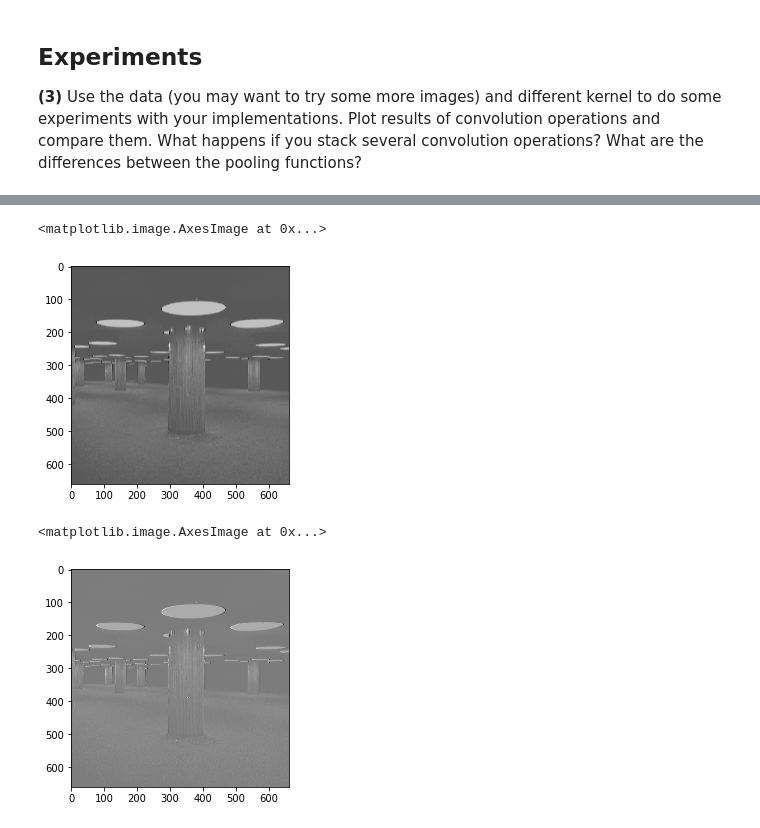
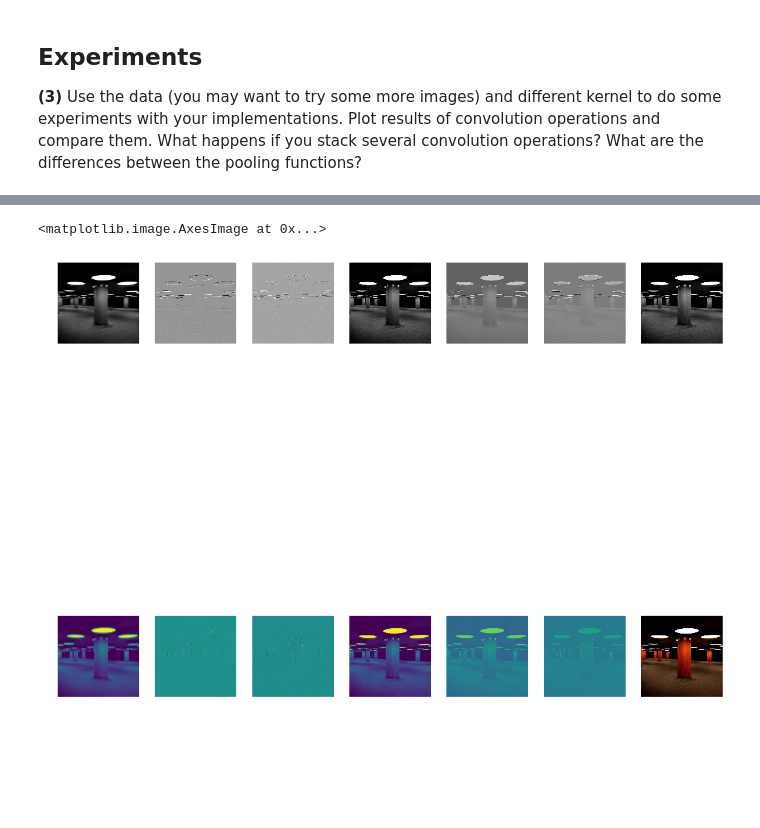
Before and after one commit to christophstach/deep-learning-ubiquitous-tribble, a Jupyter notebook: 1163050_uebung_03/convolution_pooling.ipynb, the cells around one changed output, grey strips where cells are left out. Drawn from its saved outputs; the diff is of its cells as text; code cells hidden in the pictures; blank space fills up the shorter version.

```diff
--- a/1163050_uebung_03/convolution_pooling.ipynb
+++ b/1163050_uebung_03/convolution_pooling.ipynb
@@ -148,7 +148,6 @@ class Conv:
 
         Returns: The padded matrix
         """
-
 
         for i in range(pad_height):
             matrix = np.vstack([
@@ -192,6 +191,8 @@ class Conv:
         new_height = int((image.shape[0] - self.kernel.shape[0]) / self.stride + 1)
         new_width = int((image.shape[0] - self.kernel.shape[1]) / self.stride + 1)
 
+        kernel = self.kernel
+        #kernel = kernel.T
 
         out = []
         for row in range(new_height):
@@ -200,15 +201,17 @@ class Conv:
                 patch = self.slice(matrix=image, start_row=row, start_column=column, height=self.kernel.shape[0], width=self.kernel.shape[1])
                 out[row].append(
                     np.sum(
-                        np.dot(
-                            patch,
-                            self.kernel
-                        )
+                        np.dot(kernel, patch)
                     )
                 )
 
 
         return out
+
+
+#rgbconf = Conv(image_dim=img_rgb.shape, kernel=Kernels().gauss_2d, stride=1, padding=False, verbose=True)
+#plt.imshow(img_rgb)
+#plt.imshow(rgbconf.forward(img_rgb))
 # %% [markdown]
 ## Pooling
 **(2)**
@@ -245,9 +248,16 @@ class Pooling():
 **(3)**
 Use the data (you may want to try some more images) and different kernel to do some experiments with your implementations. Plot results of convolution operations and compare them. What happens if you stack several convolution operations? What are the differences between the pooling functions?
 # %%
-conv1 = Conv(image_dim=img_rgb.shape, kernel=Kernels().gauss_2d, stride=1, padding=True, verbose=True)
+conv1 = Conv(image_dim=img_gry.shape, kernel=Kernels().gauss_2d, stride=1, padding=True, verbose=True)
 conv2 = Conv(image_dim=img_gry.shape, kernel=Kernels().sobel_2d, stride=1, padding=True, verbose=True)
 conv3 = Conv(image_dim=img_gry.shape, kernel=Kernels().edge_detector_2d, stride=1, padding=True, verbose=True)
 conv4 = Conv(image_dim=img_gry.shape, kernel=Kernels().identity_2d, stride=1, padding=True, verbose=True)
 conv5 = Conv(image_dim=img_gry.shape, kernel=Kernels().sharpen_2d, stride=1, padding=True, verbose=True)
 conv6 = Conv(image_dim=img_gry.shape, kernel=Kernels().emboss_2d, stride=1, padding=True, verbose=True)
+
+conv1rgb = Conv(image_dim=img_rgb.shape, kernel=Kernels().gauss_2d, stride=1, padding=False, verbose=True)
+conv2rgb = Conv(image_dim=img_rgb.shape, kernel=Kernels().sobel_2d, stride=1, padding=False, verbose=True)
+conv3rgb = Conv(image_dim=img_rgb.shape, kernel=Kernels().edge_detector_2d, stride=1, padding=False, verbose=True)
+conv4rgb = Conv(image_dim=img_rgb.shape, kernel=Kernels().identity_2d, stride=1, padding=False, verbose=True)
+conv5rgb = Conv(image_dim=img_rgb.shape, kernel=Kernels().sharpen_2d, stride=1, padding=False, verbose=True)
+conv6rgb = Conv(image_dim=img_rgb.shape, kernel=Kernels().emboss_2d, stride=1, padding=False, verbose=True)
@@ -274,10 +264,25 @@ plt.imshow(conv4.forward(img_gry),  cmap="Greys_r")
-# %%
-plt.imshow(conv5.forward(img_gry),  cmap="Greys_r")
-# %% [output]
-<matplotlib.image.AxesImage at 0x...>
-[figure, removed]
-# %%
-plt.imshow(conv6.forward(img_gry),  cmap="Greys_r")
-# %% [output]
-<matplotlib.image.AxesImage at 0x...>
-[figure, removed]
+# %%
+fig, axis = plt.subplots(2, 7, figsize=(20, 20))
+
+for a in range(2):
+    for b in range(7):
+        axis[a, b].axis('off')
+
+axis[0, 0].imshow(conv1.forward(img_gry), cmap="Greys_r")
+axis[0, 1].imshow(conv2.forward(img_gry), cmap="Greys_r")
+axis[0, 2].imshow(conv3.forward(img_gry), cmap="Greys_r")
+axis[0, 3].imshow(conv4.forward(img_gry), cmap="Greys_r")
+axis[0, 4].imshow(conv5.forward(img_gry), cmap="Greys_r")
+axis[0, 5].imshow(conv6.forward(img_gry), cmap="Greys_r")
+axis[0, 6].imshow(img_gry, cmap="Greys_r")
+
+axis[1, 0].imshow(conv1rgb.forward(img_rgb))
+axis[1, 1].imshow(conv2rgb.forward(img_rgb))
+axis[1, 2].imshow(conv3rgb.forward(img_rgb))
+axis[1, 3].imshow(conv4rgb.forward(img_rgb))
+axis[1, 4].imshow(conv5rgb.forward(img_rgb))
+axis[1, 5].imshow(conv6rgb.forward(img_rgb))
+axis[1, 6].imshow(img_rgb)
+# %% [output]
+<matplotlib.image.AxesImage at 0x...>
+[figure, added]
```
Also changed, not shown: parts of 5 cells of this notebook, 1 other file.
